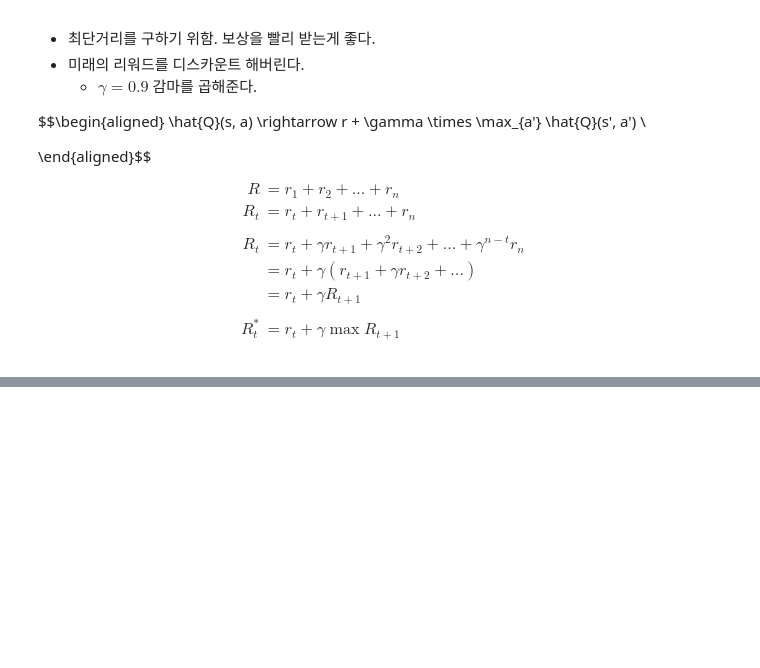
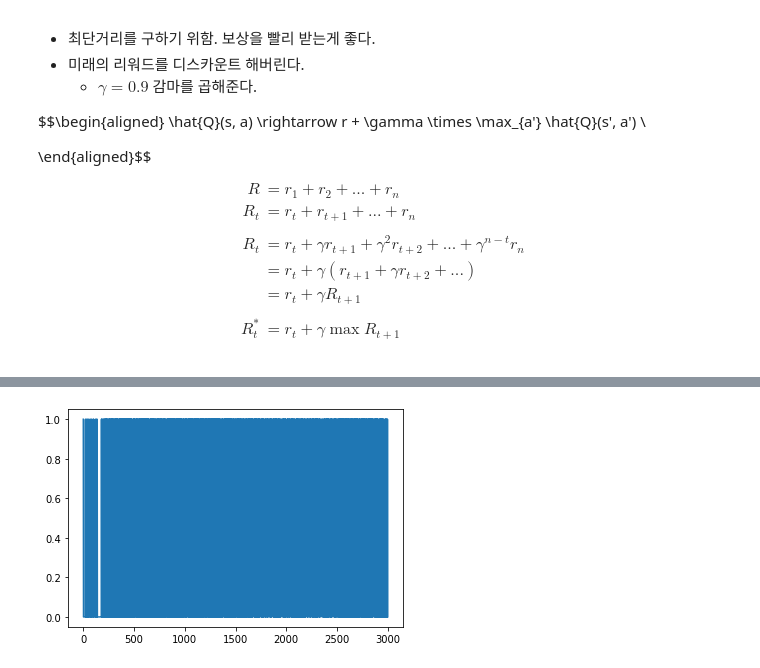
Before and after one commit to joonhyuk/mash-ML, a Jupyter notebook: RL4All.ipynb, the cells around one changed output, grey strips where cells are left out. Saved outputs shown, nothing was run; the diff lists cells and outputs as text; code cells hidden in the pictures; blank space fills up the shorter version.

Commit message:
Q-Network basics

```diff
--- a/RL4All.ipynb
+++ b/RL4All.ipynb
@@ -200,0 +347,82 @@ R^*_t &= r_t + \gamma \max R_{t+1} \\
+# %%
+# One-hot encoding
+import numpy as np
+
+def one_hot(x, size=16):
+    return np.identity(size)[x:x + 1]
+
+
+# import tensorflow.compat.v1 as tf
+from tensorflow import compat
+# 버전 차이때문에 v1의 것을 끌어다 사용
+tf = compat.v1
+tf.compat.v1.disable_eager_execution()
+
+import gym
+import matplotlib.pyplot as plt
+
+env = gym.make('FrozenLake-v1')
+input_size = env.observation_space.n
+output_size = env.action_space.n
+learning_rate = 0.1
+
+# establish the feed-forward part of the network used to choose actions
+X = tf.placeholder(shape = [1, input_size], dtype = tf.float32) # state input
+W = tf.Variable(tf.random.uniform([input_size, output_size], 0, 0.01))  # weight
+
+Q_hat = tf.matmul(X, W) # out Q prediction
+Y = tf.placeholder(shape = [1, output_size], dtype = tf.float32)   # Y label
+
+loss = tf.reduce_sum(tf.square(Y - Q_hat))
+train = tf.train.GradientDescentOptimizer(learning_rate=learning_rate).minimize(loss)
+
+# set Q-learning related parameters
+discount = .99
+num_episodes = 3000
+
+# create lists to contain total rewards and steps per episode
+rList = []
+
+init = tf.global_variables_initializer()
+with tf.Session() as sess:
+    sess.run(init)
+    for i in range(num_episodes):
+        # reset env and get first new observation
+        s = env.reset()
+        e = 1. / ((i // 50) + 10)
+        rAll = 0
+        done = False
+        local_loss = []
+
+        # Q-Network training !
+        while not done:
+            # choose an action by greedily (with e chance of random action) from q-network
+            Qs = sess.run(Q_hat, feed_dict = {X: one_hot(s)})
+            if np.random.rand(1) < e:
+                a = env.action_space.sample()
+            else:
+                a = np.argmax(Qs)
+
+            # get new state and reward from environment
+            s1, reward, done, info = env.step(a)
+
+            if done:
+                # update Q, and no Q_s1, because it's terminal state
+                Qs[0, a] = reward
+                # (1, 16) X (16, 4) matmul 한 결과이므로 (1, 4)의 shape을 가지게 되고, [0, a]로 접근 가능
+            else:
+                # obtain the Q_s1 values by feeding the new state through our network
+                Qs1 = sess.run(Q_hat, feed_dict = {X: one_hot(s1)})
+                # update Qs
+                Qs[0, a] = reward + discount * np.max(Qs1)
+
+            # train our network using target (Y) and predicted Q (q_hat) values
+            sess.run(train, feed_dict = {X: one_hot(s), Y: Qs})
+
+            rAll += reward
+            s = s1
+        rList.append(rAll)
+
+print(f'success rate : {str(sum(rList) / num_episodes * 100)}%')
+plt.plot(rList)
+# %% [output]
@@ -200,0 +431 @@ R^*_t &= r_t + \gamma \max R_{t+1} \\
+[figure, added]
```
Also changed, not shown: parts of 16 cells of this notebook.
